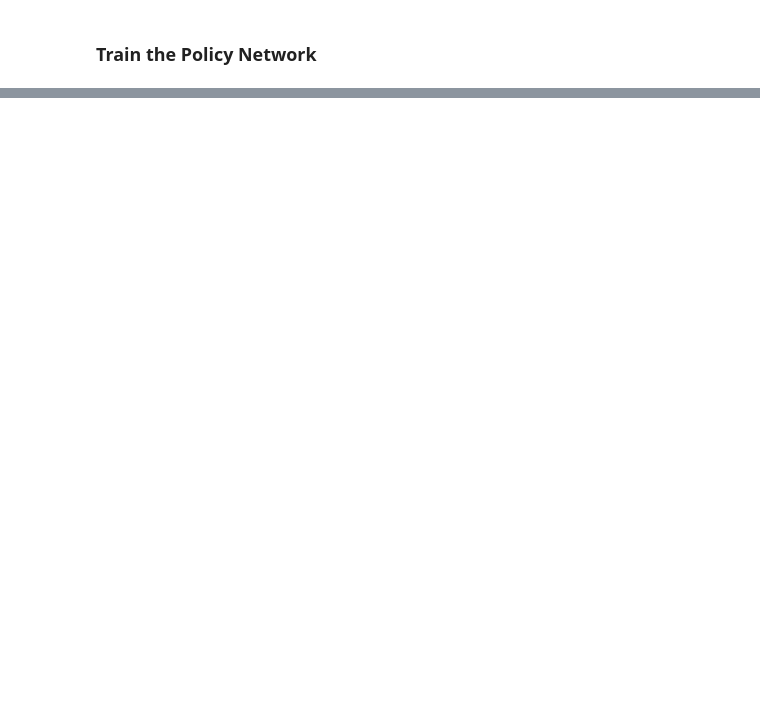
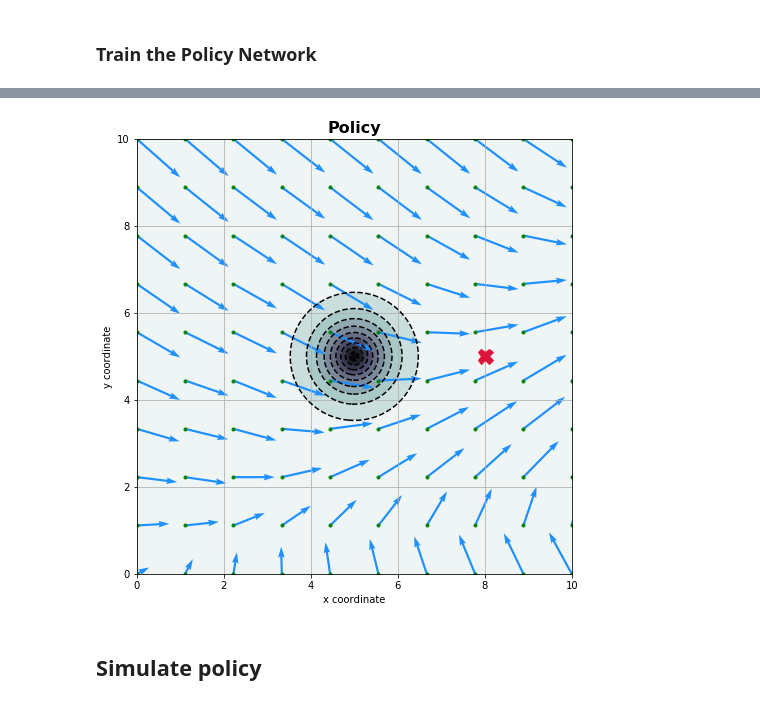
Before and after one commit to thiagopbueno/mdps-in-tensorflow, a Jupyter notebook: notebooks/MDPs in TensorFlow - Navigation with Noisy Transitions.ipynb, the cells around one changed output, grey strips where cells are left out. Saved outputs shown, nothing was run; the diff lists cells and outputs as text; code cells hidden in the pictures; blank space fills up the shorter version.

```diff
--- a/notebooks/MDPs in TensorFlow - Navigation with Noisy Transitions.ipynb
+++ b/notebooks/MDPs in TensorFlow - Navigation with Noisy Transitions.ipynb
@@ -263,2 +369,47 @@ losses, variables, uptime = train(batch_size, max_time, epoch, learning_rate)
+# %%
+def plot_policy(end, action_grid, actions, deceleration=True):
+    plt.figure(figsize=(8, 8))
+
+    # params
+    xlim, ylim = params['size']
+    xcenter, ycenter = params['center']
+
+    # plot configuration
+    plt.axis([0.0, xlim, 0.0, ylim])
+    plt.axes().set_aspect('equal')
+    plt.grid()
+    plt.title("Policy", fontweight="bold", fontsize=16)
+    plt.xlabel("x coordinate")
+    plt.ylabel("y coordinate")
+
+    if deceleration:
+        npoints = 1000
+        X, Y = np.meshgrid(np.linspace(0.0, xlim, npoints), np.linspace(0.0, ylim, npoints))
+        D = np.sqrt((X - xcenter) ** 2 + (Y - ycenter) ** 2)
+        Lambda = 2 / (1 + np.exp(-params['decay'] * D)) - 1.00
+
+        ticks = np.arange(0.0, 1.01, 0.10)
+        cp = plt.contourf(X, Y, Lambda, ticks, cmap=plt.cm.bone)
+        cp = plt.contour(X, Y, Lambda, ticks, colors='black', linestyles='dashed')
+
+    # action_grid
+    initial_states_x = [ p[0] for p in action_grid ]
+    initial_states_y = [ p[1] for p in action_grid ]
+    plt.plot(initial_states_x, initial_states_y, 'g.')
+
+    # actions
+    plt.quiver(initial_states_x, initial_states_y, actions[:, 0], actions[:, 1],
+               angles='xy', scale_units='xy', scale=1, color='dodgerblue', width=0.005,
+               label='actions')
+
+    # end
+    plt.plot([end[0]], [end[1]], marker='X', markersize=15, color='crimson', label='goal')
+# %%
+start, end = params['initial'], params['goal']
+plot_policy(end, initial_states_grid, actions)
+# %% [output]
+[figure, added]
+# %% [markdown]
+## Simulate policy
 # %%
 def simulate(series, batch_size=1, max_time=10):
```
Also changed, not shown: parts of 25 cells of this notebook, 1 other file.
